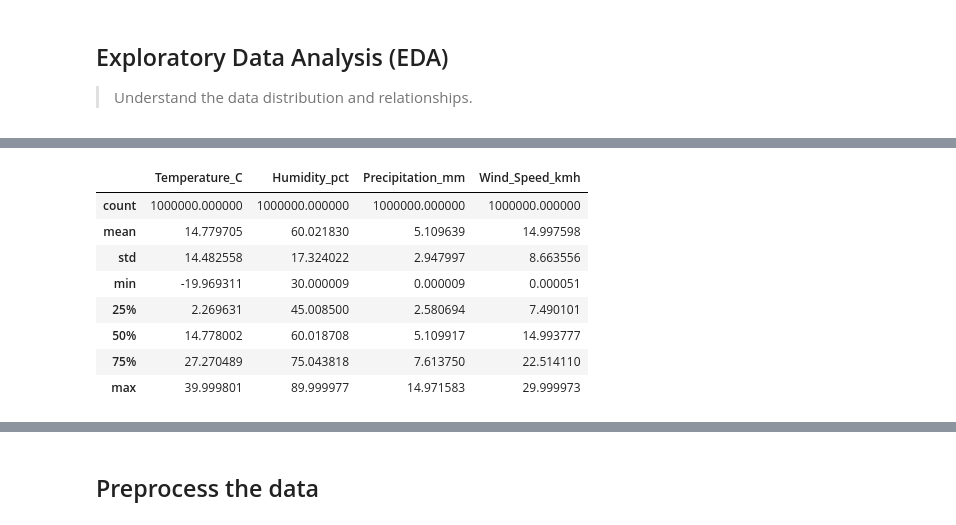
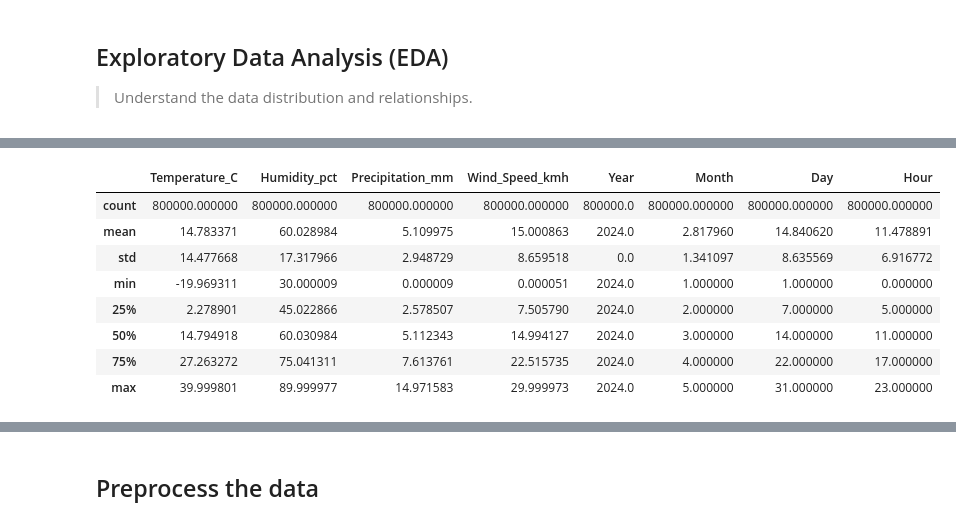
Before and after one commit to JiaheJiang/City-Temp-Predictor, a Jupyter notebook: City_temp_prediction.ipynb, the cells around one changed output, grey strips where cells are left out. Saved outputs shown, nothing was run; the diff lists cells and outputs as text; code cells hidden in the pictures.

```diff
--- a/City_temp_prediction.ipynb
+++ b/City_temp_prediction.ipynb
@@ -65,5 +73,19 @@ From the initial inspection, we have the following columns:
 # %%
-weather = pd.read_csv('data/weather_data.csv', delimiter=',')
+# Load the data
+weather_df = pd.read_csv('data/weather_data.csv', delimiter=',')
 
-weather.head()
+# Convert 'Date_Time' to datetime
+weather_df["Date_Time"] = pd.to_datetime(weather_df["Date_Time"])
+
+# Extract datetime features
+weather_df['Year'] = weather_df['Date_Time'].dt.year
+weather_df['Month'] = weather_df['Date_Time'].dt.month
+weather_df['Day'] = weather_df['Date_Time'].dt.day
+weather_df['Hour'] = weather_df['Date_Time'].dt.hour
+
+# Drop the 'Date_Time' column
+weather_df.drop(columns=["Date_Time"], inplace=True)
+
+# Display the first few rows of the dataframe
+weather_df.head()
 # %% [output]
@@ -75,0 +106,6 @@ weather.head()
+# %%
+# 20% of the data will be used for testing, and 80% for training, random_state=123 ensures reproducibility of the split
+train_df, test_df = train_test_split(
+    weather_df, test_size=0.2, random_state=123
+)
+train_df
@@ -99,12 +129,12 @@ memory usage: 45.8+ MB
 # %%
-weather.describe()
+train_df.describe()
 # %% [output]
-|  | Temperature_C | Humidity_pct | Precipitation_mm | Wind_Speed_kmh |
-| count | 1000000.000000 | 1000000.000000 | 1000000.000000 | 1000000.000000 |
-| mean | 14.779705 | 60.021830 | 5.109639 | 14.997598 |
-| std | 14.482558 | 17.324022 | 2.947997 | 8.663556 |
-| min | -19.969311 | 30.000009 | 0.000009 | 0.000051 |
-| 25% | 2.269631 | 45.008500 | 2.580694 | 7.490101 |
-| 50% | 14.778002 | 60.018708 | 5.109917 | 14.993777 |
-| 75% | 27.270489 | 75.043818 | 7.613750 | 22.514110 |
-| max | 39.999801 | 89.999977 | 14.971583 | 29.999973 |
+|  | Temperature_C | Humidity_pct | Precipitation_mm | Wind_Speed_kmh | Year | Month | Day | Hour |
+| count | 800000.000000 | 800000.000000 | 800000.000000 | 800000.000000 | 800000.0 | 800000.000000 | 800000.000000 | 800000.000000 |
+| mean | 14.783371 | 60.028984 | 5.109975 | 15.000863 | 2024.0 | 2.817960 | 14.840620 | 11.478891 |
+| std | 14.477668 | 17.317966 | 2.948729 | 8.659518 | 0.0 | 1.341097 | 8.635569 | 6.916772 |
+| min | -19.969311 | 30.000009 | 0.000009 | 0.000051 | 2024.0 | 1.000000 | 1.000000 | 0.000000 |
+| 25% | 2.278901 | 45.022866 | 2.578507 | 7.505790 | 2024.0 | 2.000000 | 7.000000 | 5.000000 |
+| 50% | 14.794918 | 60.030984 | 5.112343 | 14.994127 | 2024.0 | 3.000000 | 14.000000 | 11.000000 |
+| 75% | 27.263272 | 75.041311 | 7.613761 | 22.515735 | 2024.0 | 4.000000 | 22.000000 | 17.000000 |
+| max | 39.999801 | 89.999977 | 14.971583 | 29.999973 | 2024.0 | 5.000000 | 31.000000 | 23.000000 |
```
Also changed, not shown: parts of 38 cells of this notebook.
